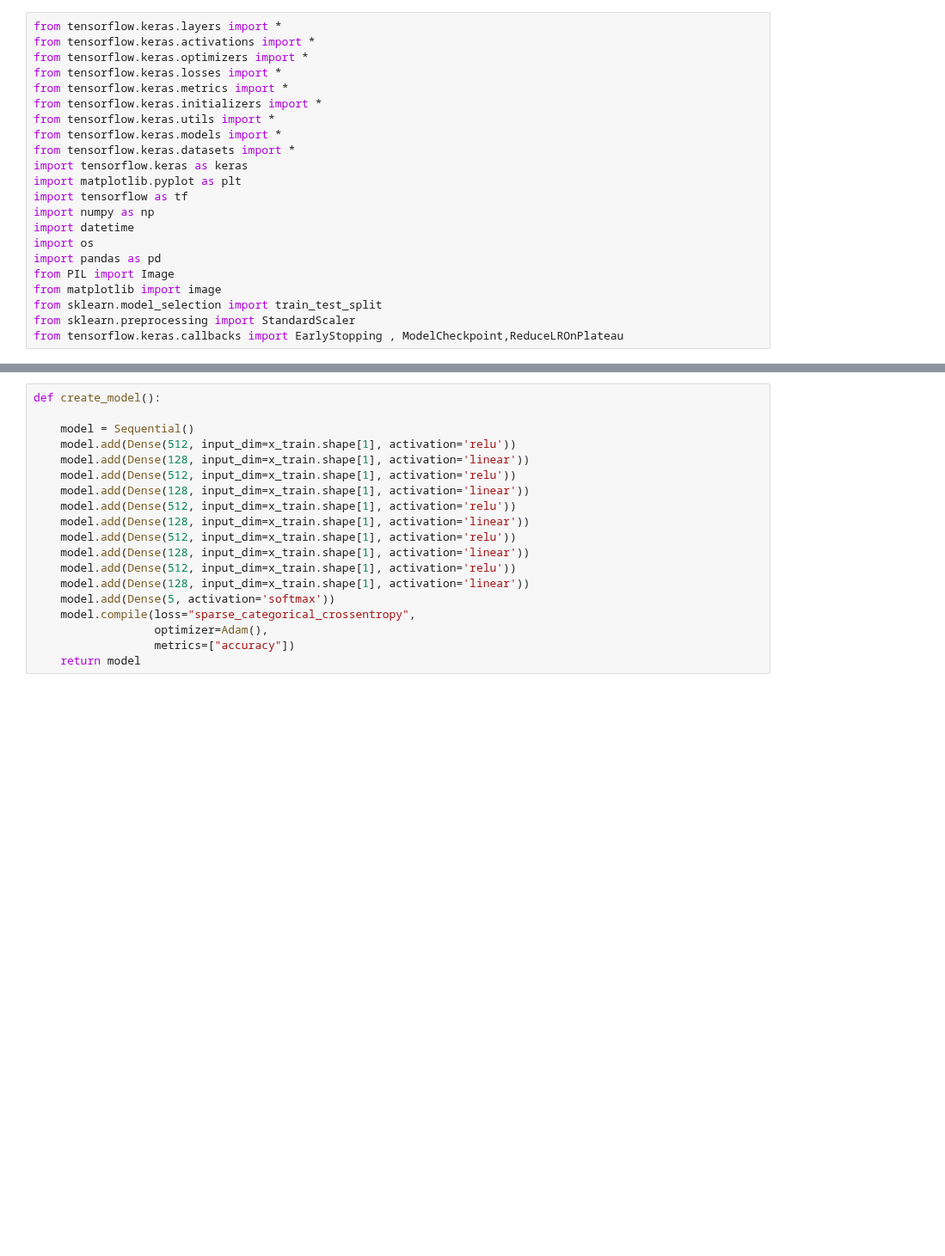
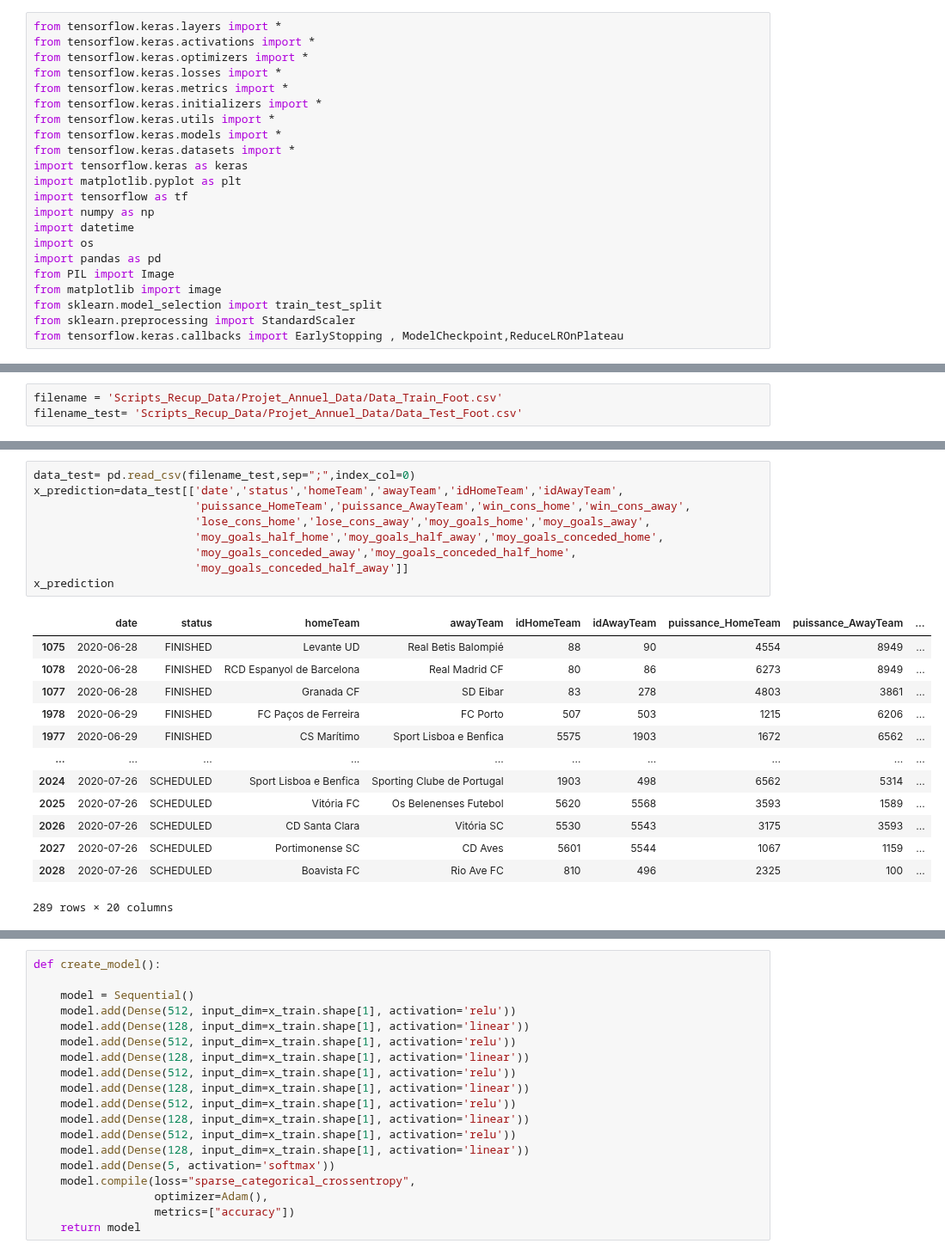
Before and after one commit to Amuthu98/projetannuel4IABD2, a Jupyter notebook: ETAPE_3/gain-loss_predictions.ipynb, the cells around one changed output, grey strips where cells are left out. Shown at 86% size. Saved outputs shown, nothing was run; the diff lists cells and outputs as text; blank space fills up the shorter version.

Commit message:
Prédictions Win/Lose

```diff
--- a/ETAPE_3/gain-loss_predictions.ipynb
+++ b/ETAPE_3/gain-loss_predictions.ipynb
@@ -81,0 +30,3 @@ y_validation = y_validation.astype(int)
+# %%
+filename = 'Scripts_Recup_Data/Projet_Annuel_Data/Data_Train_Foot.csv'
+filename_test= 'Scripts_Recup_Data/Projet_Annuel_Data/Data_Test_Foot.csv'
@@ -81,0 +70,23 @@ y_validation = y_validation.astype(int)
+# %%
+data_test= pd.read_csv(filename_test,sep=";",index_col=0)
+x_prediction=data_test[['date','status','homeTeam','awayTeam','idHomeTeam','idAwayTeam',
+                        'puissance_HomeTeam','puissance_AwayTeam','win_cons_home','win_cons_away',
+                        'lose_cons_home','lose_cons_away','moy_goals_home','moy_goals_away',
+                        'moy_goals_half_home','moy_goals_half_away','moy_goals_conceded_home',
+                        'moy_goals_conceded_away','moy_goals_conceded_half_home',
+                        'moy_goals_conceded_half_away']]
+x_prediction
+# %% [output]
+|  | date | status | homeTeam | awayTeam | idHomeTeam | idAwayTeam | puissance_HomeTeam | puissance_AwayTeam | ... |
+| 1075 | 2020-06-28 | FINISHED | Levante UD | Real Betis Balompié | 88 | 90 | 4554 | 8949 | ... |
+| 1078 | 2020-06-28 | FINISHED | RCD Espanyol de Barcelona | Real Madrid CF | 80 | 86 | 6273 | 8949 | ... |
+| 1077 | 2020-06-28 | FINISHED | Granada CF | SD Eibar | 83 | 278 | 4803 | 3861 | ... |
+| 1978 | 2020-06-29 | FINISHED | FC Paços de Ferreira | FC Porto | 507 | 503 | 1215 | 6206 | ... |
+| 1977 | 2020-06-29 | FINISHED | CS Marítimo | Sport Lisboa e Benfica | 5575 | 1903 | 1672 | 6562 | ... |
+| ... | ... | ... | ... | ... | ... | ... | ... | ... | ... |
+| 2024 | 2020-07-26 | SCHEDULED | Sport Lisboa e Benfica | Sporting Clube de Portugal | 1903 | 498 | 6562 | 5314 | ... |
+| 2025 | 2020-07-26 | SCHEDULED | Vitória FC | Os Belenenses Futebol | 5620 | 5568 | 3593 | 1589 | ... |
+| 2026 | 2020-07-26 | SCHEDULED | CD Santa Clara | Vitória SC | 5530 | 5543 | 3175 | 3593 | ... |
+| 2027 | 2020-07-26 | SCHEDULED | Portimonense SC | CD Aves | 5601 | 5544 | 1067 | 1159 | ... |
+| 2028 | 2020-07-26 | SCHEDULED | Boavista FC | Rio Ave FC | 810 | 496 | 2325 | 100 | ... |
+289 rows × 20 columns
```
Also changed, not shown: parts of 40 cells of this notebook, 18 other files.
